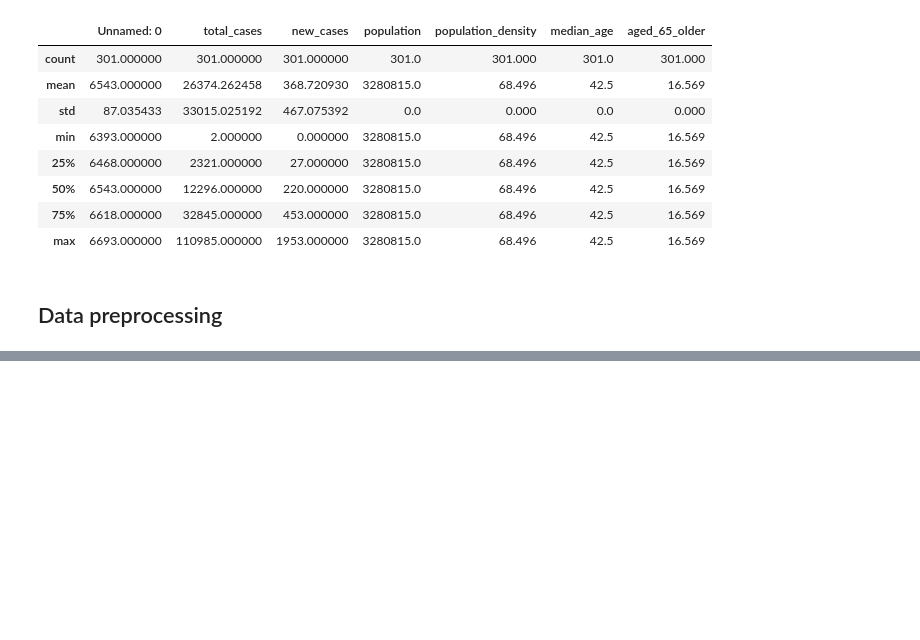
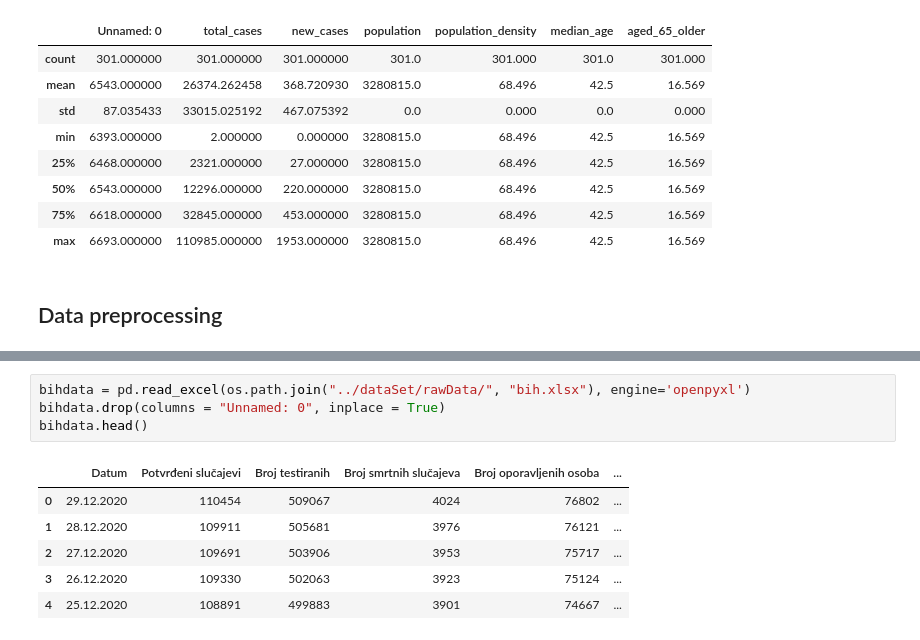
Before and after one commit to WorldWideWest/COVID-19, a Jupyter notebook: notebooks/COVID.ipynb, the cells around one changed output, grey strips where cells are left out. Cells and saved outputs as stored; diff of their text form; blank space fills up the shorter version.

```diff
--- a/notebooks/COVID.ipynb
+++ b/notebooks/COVID.ipynb
@@ -70,0 +82,11 @@ rawData.describe() # fast overview of statistical methods for each column
+# %%
+bihdata = pd.read_excel(os.path.join("../dataSet/rawData/", "bih.xlsx"), engine='openpyxl')
+bihdata.drop(columns = "Unnamed: 0", inplace = True)
+bihdata.head()
+# %% [output]
+|  | Datum | Potvrđeni slučajevi | Broj testiranih | Broj smrtnih slučajeva | Broj oporavljenih osoba | ... |
+| 0 | 29.12.2020 | 110454 | 509067 | 4024 | 76802 | ... |
+| 1 | 28.12.2020 | 109911 | 505681 | 3976 | 76121 | ... |
+| 2 | 27.12.2020 | 109691 | 503906 | 3953 | 75717 | ... |
+| 3 | 26.12.2020 | 109330 | 502063 | 3923 | 75124 | ... |
+| 4 | 25.12.2020 | 108891 | 499883 | 3901 | 74667 | ... |
```
Also changed, not shown: parts of 8 cells of this notebook, 1 other file.
